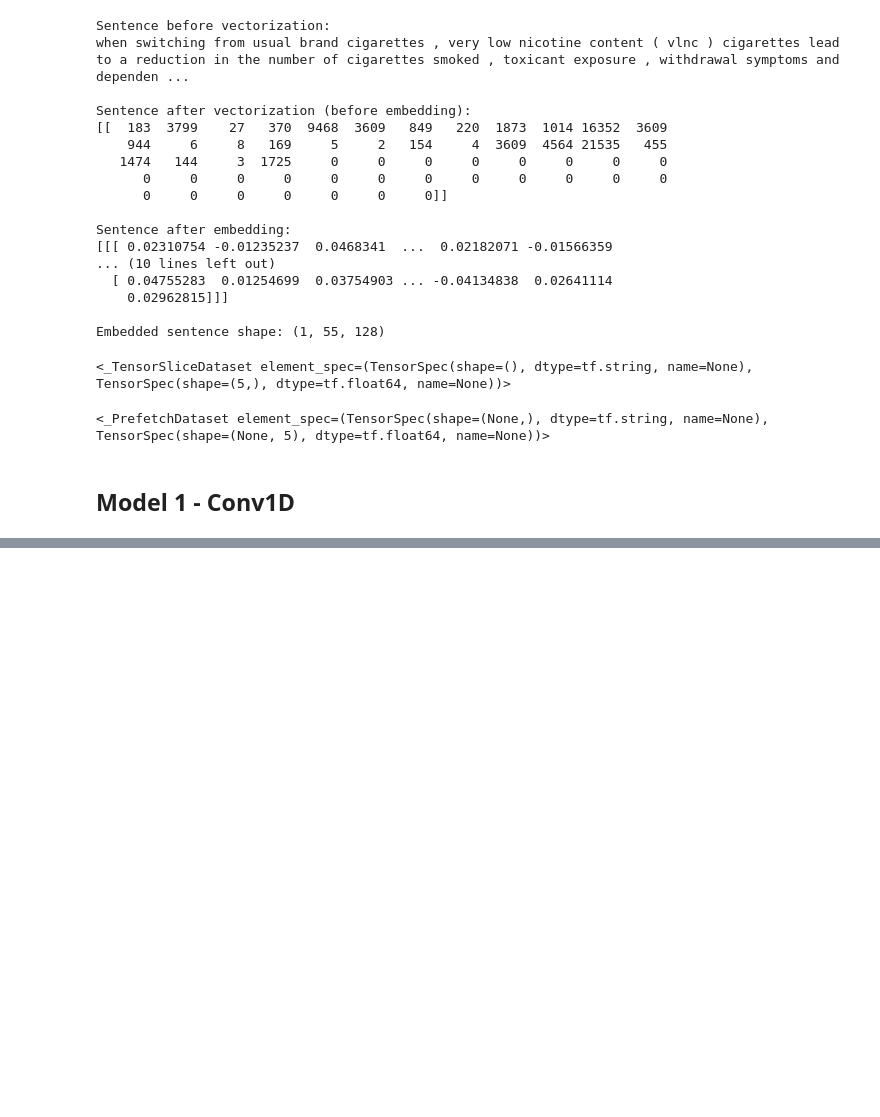
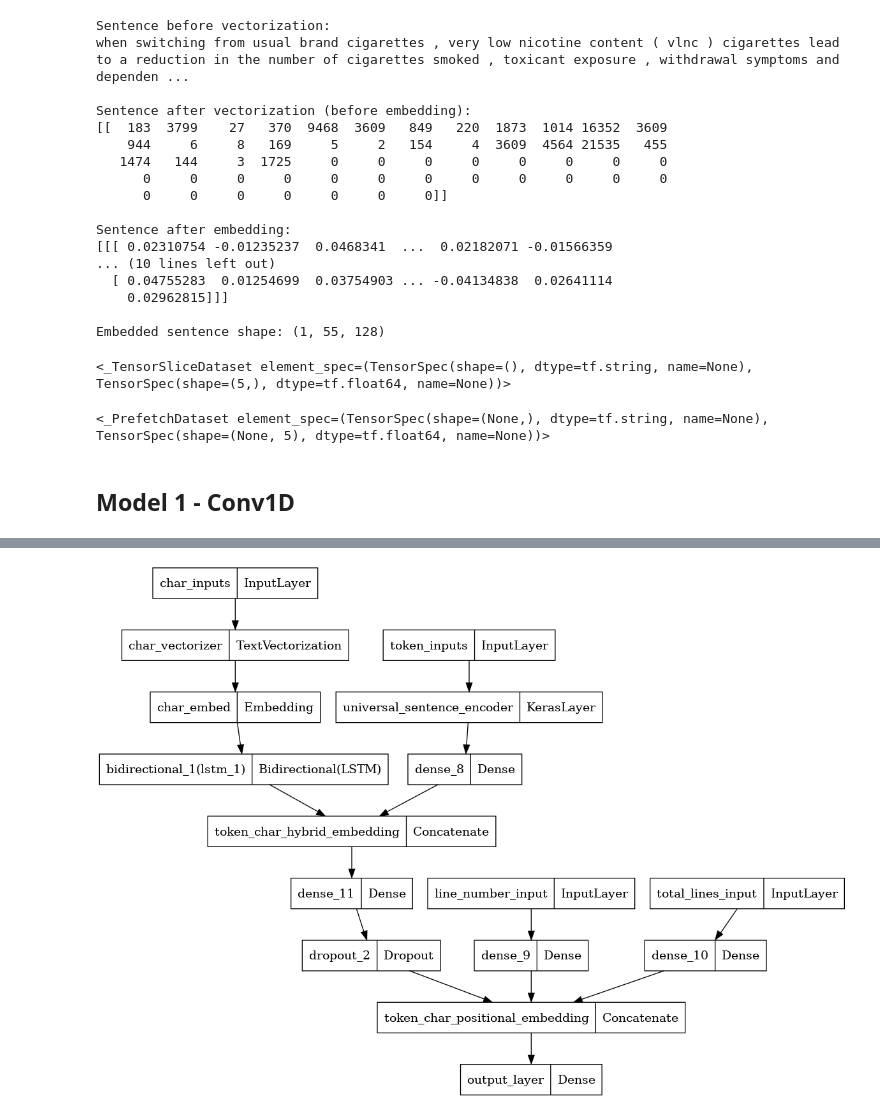
Before and after one commit to kelixirr/AI-Projects, a Jupyter notebook: pubmed-200k-rct-nlp-classification-project.ipynb, the cells around one changed output, grey strips where cells are left out. Cells and saved outputs as stored; diff of their text form; code cells hidden in the pictures; blank space fills up the shorter version.

```diff
--- a/pubmed-200k-rct-nlp-classification-project.ipynb
+++ b/pubmed-200k-rct-nlp-classification-project.ipynb
@@ -426,0 +659,10 @@ train_dataset
+# %%
+# Create char-level token vectorizer instance
+NUM_CHAR_TOKENS = len(alphabet) + 2 # num characters in alphabet + space + OOV token
+char_vectorizer = TextVectorization(max_tokens=NUM_CHAR_TOKENS,
+                                    output_sequence_length=output_seq_char_len,
+                                    standardize="lower_and_strip_punctuation",
+                                    name="char_vectorizer")
+
+# Adapt character vectorizer to training characters
+char_vectorizer.adapt(train_chars)
@@ -426,0 +1129,5 @@ train_dataset
+# %%
+from tensorflow.keras.utils import plot_model
+plot_model(model_5)
+# %% [output]
+[figure, added]
```
Also changed, not shown: parts of 81 cells of this notebook.
